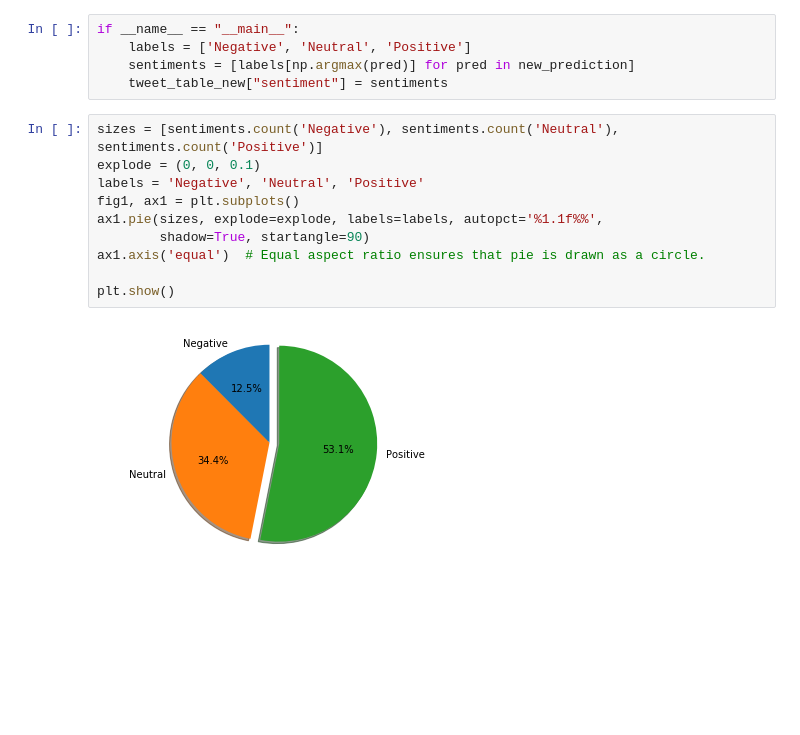
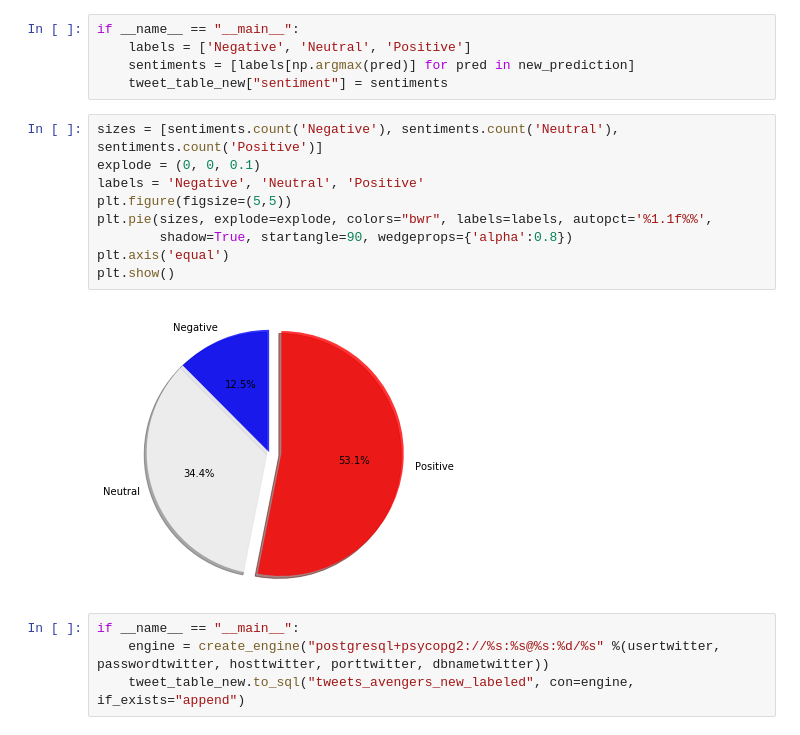
Before and after one commit to ugis22/analysing_twitter, a Jupyter notebook: Analysis of Twitter.ipynb, the cells around one changed output. Drawn from its saved outputs; the diff is of its cells as text; blank space fills up the shorter version.

```diff
--- a/Analysis of Twitter.ipynb
+++ b/Analysis of Twitter.ipynb
@@ -696,12 +696,15 @@ if __name__ == "__main__":
 # %%
 sizes = [sentiments.count('Negative'), sentiments.count('Neutral'), sentiments.count('Positive')]
 explode = (0, 0, 0.1)
 labels = 'Negative', 'Neutral', 'Positive'
-fig1, ax1 = plt.subplots()
-ax1.pie(sizes, explode=explode, labels=labels, autopct='%1.1f%%',
-        shadow=True, startangle=90)
-ax1.axis('equal')  # Equal aspect ratio ensures that pie is drawn as a circle.
-
+plt.figure(figsize=(5,5))
+plt.pie(sizes, explode=explode, colors="bwr", labels=labels, autopct='%1.1f%%',
+        shadow=True, startangle=90, wedgeprops={'alpha':0.8})
+plt.axis('equal')
 plt.show()
 # %% [output]
-[figure, old version]
+[figure, new version]
+# %%
+if __name__ == "__main__":
+    engine = create_engine("postgresql+psycopg2://%s:%s@%s:%d/%s" %(usertwitter, passwordtwitter, hosttwitter, porttwitter, dbnametwitter))
+    tweet_table_new.to_sql("tweets_avengers_new_labeled", con=engine, if_exists="append")
```
